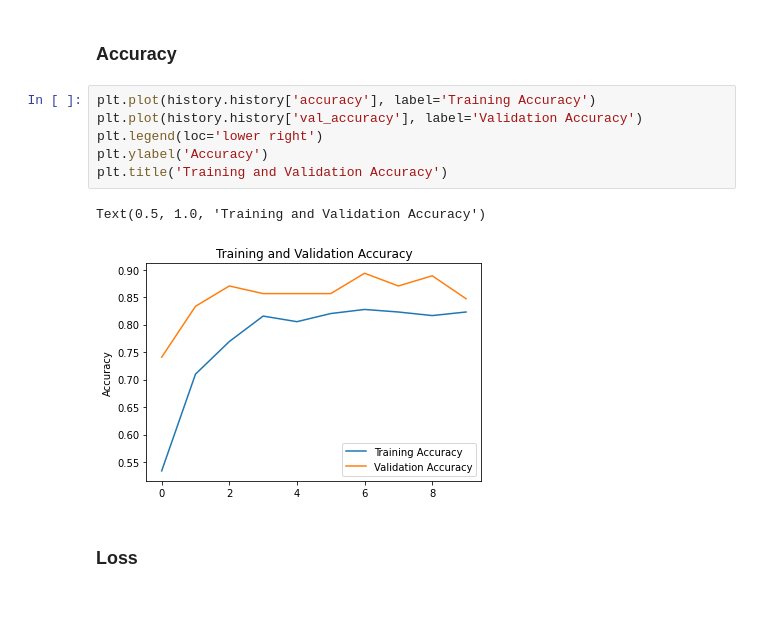
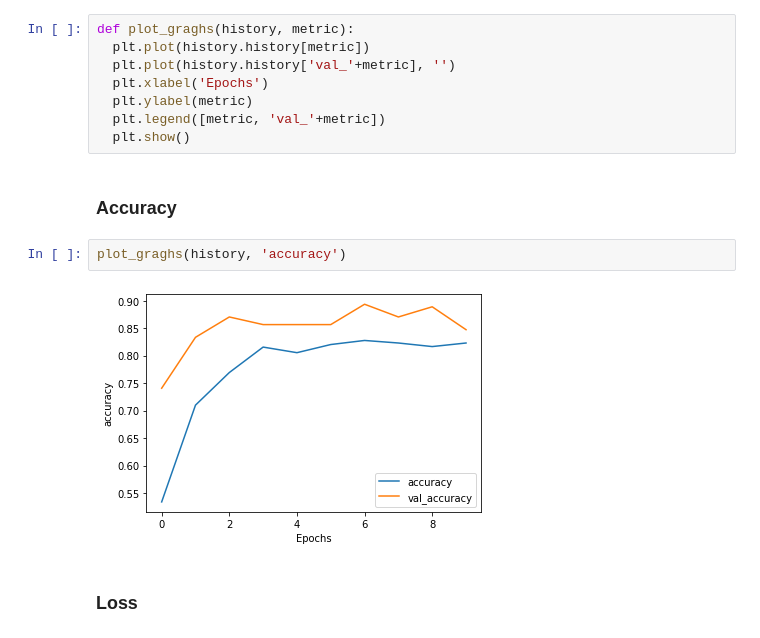
Before and after one commit to TechWas/develop-model, a Jupyter notebook: transfer_learning_VGG19.ipynb, the cells around one changed output. Saved outputs shown, nothing was run; the diff lists cells and outputs as text; blank space fills up the shorter version.

```diff
--- a/transfer_learning_VGG19.ipynb
+++ b/transfer_learning_VGG19.ipynb
@@ -131,16 +131,19 @@ Epoch 10/10
 34/34 [==============================] - 52s 2s/step - loss: 0.4374 - accuracy: 0.8230 - val_loss: 0.4414 - val_accuracy: 0.8472
 # %% [markdown]
 ## Model Evaluation
+# %%
+def plot_graghs(history, metric):
+  plt.plot(history.history[metric])
+  plt.plot(history.history['val_'+metric], '')
+  plt.xlabel('Epochs')
+  plt.ylabel(metric)
+  plt.legend([metric, 'val_'+metric])
+  plt.show()
 # %% [markdown]
 ### Accuracy
-# %%
-plt.plot(history.history['accuracy'], label='Training Accuracy')
-plt.plot(history.history['val_accuracy'], label='Validation Accuracy')
-plt.legend(loc='lower right')
-plt.ylabel('Accuracy')
-plt.title('Training and Validation Accuracy')
-# %% [output]
-Text(0.5, 1.0, 'Training and Validation Accuracy')
-[figure, removed]
+# %%
+plot_graghs(history, 'accuracy')
+# %% [output]
+[figure, added]
 # %% [markdown]
 ### Loss
```
Also changed, not shown: parts of 2 cells of this notebook, 1 other file.
